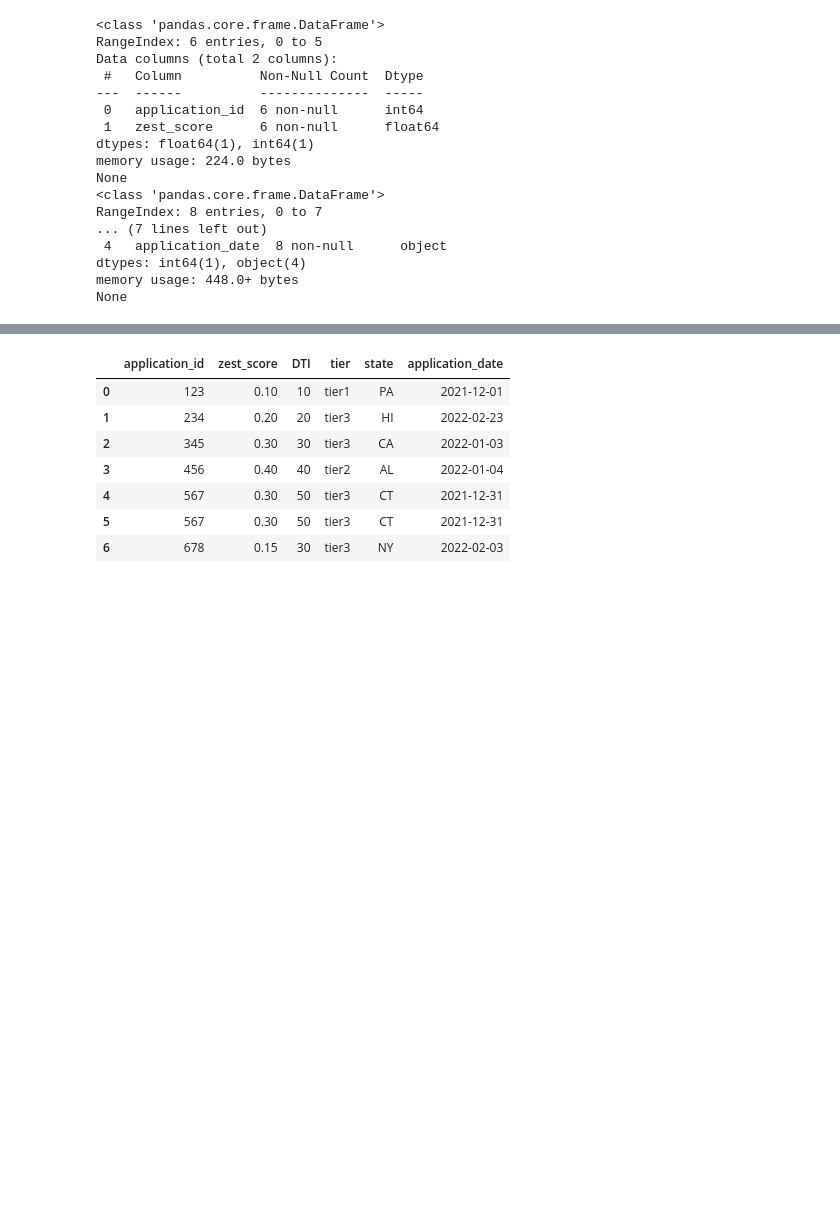
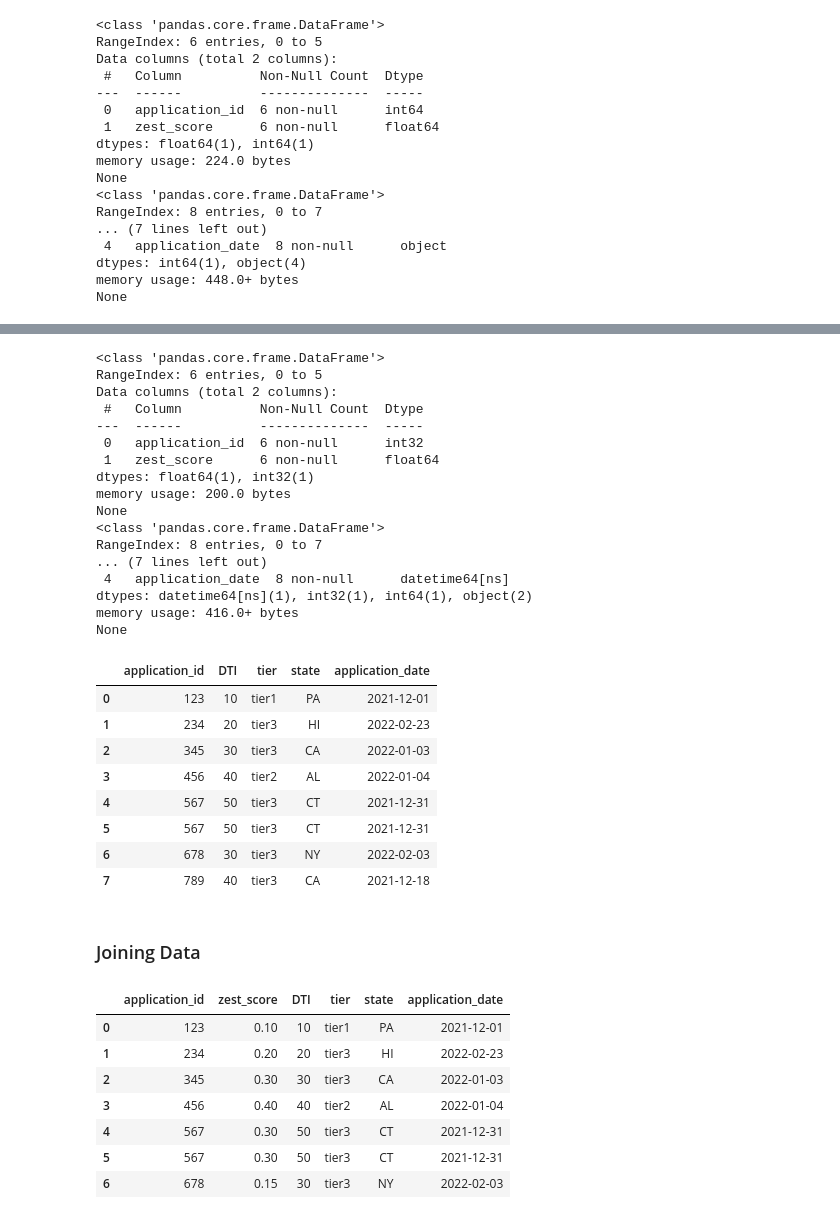
Before and after one commit to mcabas/job_search_tests, a Jupyter notebook: company time test/application_test.ipynb, the cells around one changed output, grey strips where cells are left out. Drawn from its saved outputs; the diff is of its cells as text; code cells hidden in the pictures; blank space fills up the shorter version.

```diff
--- a/company time test/application_test.ipynb
+++ b/company time test/application_test.ipynb
@@ -99,0 +83,39 @@ feature2['application_id'] = feature2['application_id'].astype(int)
+# %%
+# Type changes
+feature2['application_id'] = feature2['application_id'].astype(int)
+score['application_id'] = score['application_id'].astype(int)
+feature2['application_date'] = feature2['application_date'].astype('datetime64[ns]')
+
+print(score.info())
+print(feature2.info())
+score
+feature2
+# %% [output]
+<class 'pandas.core.frame.DataFrame'>
+RangeIndex: 6 entries, 0 to 5
+Data columns (total 2 columns):
+ #   Column          Non-Null Count  Dtype
+---  ------          --------------  -----
+ 0   application_id  6 non-null      int32
+ 1   zest_score      6 non-null      float64
+dtypes: float64(1), int32(1)
+memory usage: 200.0 bytes
+None
+<class 'pandas.core.frame.DataFrame'>
+RangeIndex: 8 entries, 0 to 7
+... (7 lines left out)
+ 4   application_date  8 non-null      datetime64[ns]
+dtypes: datetime64[ns](1), int32(1), int64(1), object(2)
+memory usage: 416.0+ bytes
+None
+|  | application_id | DTI | tier | state | application_date |
+| 0 | 123 | 10 | tier1 | PA | 2021-12-01 |
+| 1 | 234 | 20 | tier3 | HI | 2022-02-23 |
+| 2 | 345 | 30 | tier3 | CA | 2022-01-03 |
+| 3 | 456 | 40 | tier2 | AL | 2022-01-04 |
+| 4 | 567 | 50 | tier3 | CT | 2021-12-31 |
+| 5 | 567 | 50 | tier3 | CT | 2021-12-31 |
+| 6 | 678 | 30 | tier3 | NY | 2022-02-03 |
+| 7 | 789 | 40 | tier3 | CA | 2021-12-18 |
+# %% [markdown]
+### Joining Data
```
Also changed, not shown: parts of 8 cells of this notebook.
